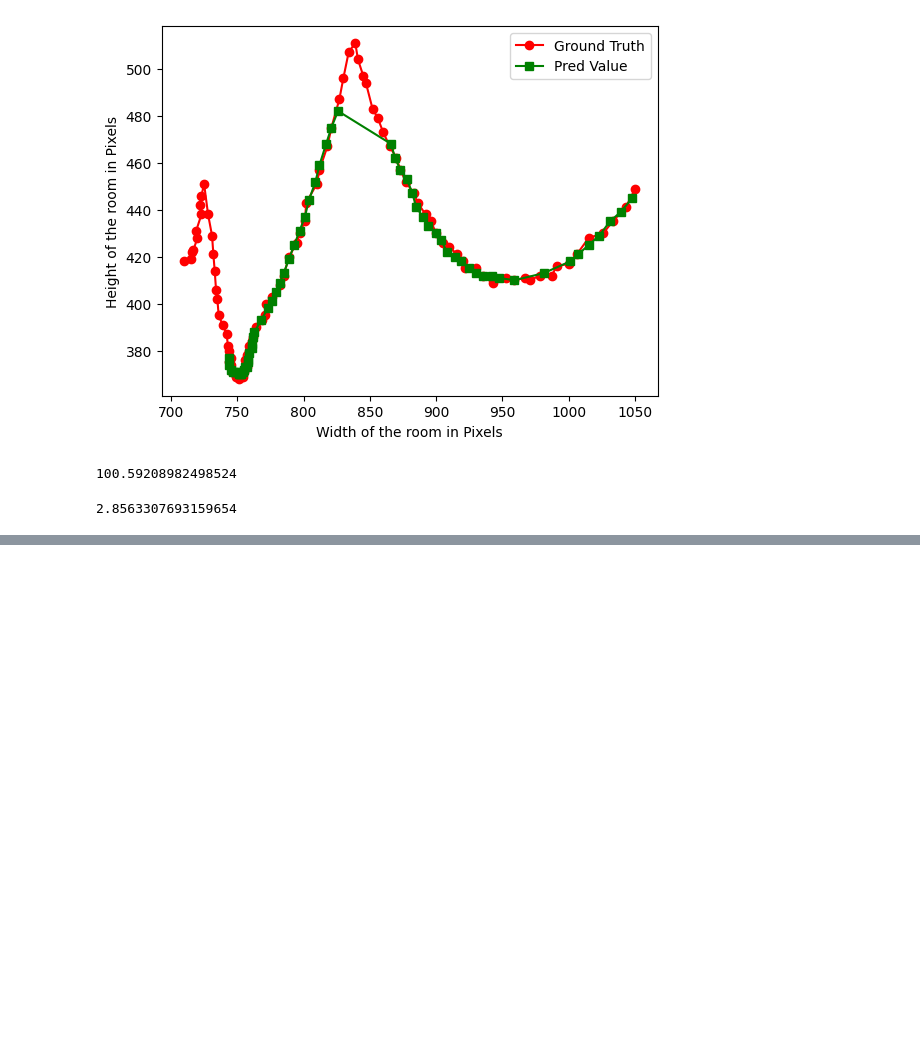
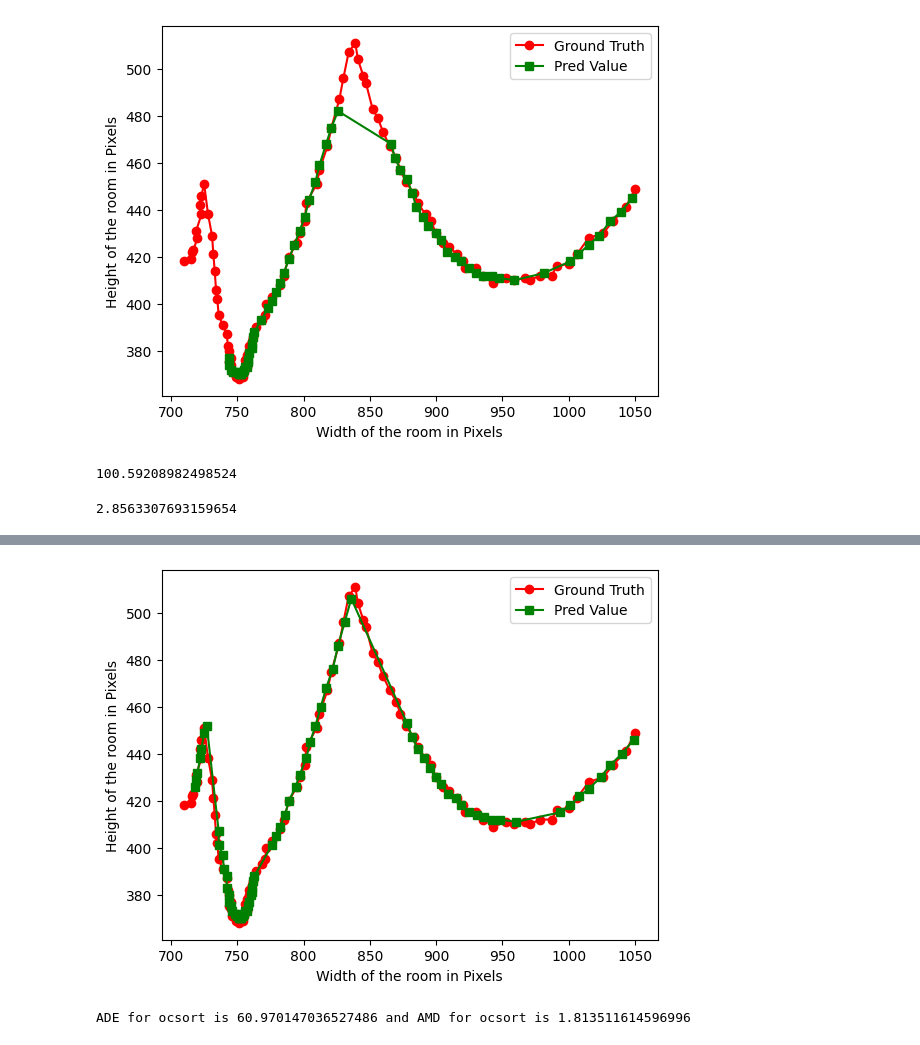
Before and after one commit to Prithviraj97/DisplacementError, a Jupyter notebook: TrackingResults.ipynb, the cells around one changed output, grey strips where cells are left out. Cells and saved outputs as stored; diff of their text form; code cells hidden in the pictures; blank space fills up the shorter version.

```diff
--- a/TrackingResults.ipynb
+++ b/TrackingResults.ipynb
@@ -152,0 +159,3 @@ print(error)
+# %%
+df4 = pd.read_csv("img1248\TestVid2_ocsort.csv")
+df4
@@ -152,0 +176,25 @@ print(error)
+# %%
+x4 = df4['xmin']
+y4 = df4['ymin']
+count = 0
+for i in range(len(x1)):
+    predicted_coordinates3 = list(zip(x4,y4))
+    ground_coordinates = list(zip(x1,y1))
+    count += 1
+# %%
+#plot the df4 coordinates along with the ground truth coordinates
+from matplotlib import markers
+plt.plot(x1, y1, marker='o', color='red', label='Ground Truth')
+plt.plot(x4, y4, marker='s', color='green', label='Pred Value')
+plt.xlabel('Width of the room in Pixels')
+plt.ylabel('Height of the room in Pixels')
+plt.legend()
+plt.show()
+# %% [output]
+[figure, added]
+# %%
+error4 = avg_displacement_error(predicted_coordinates3, ground_coordinates)
+error5 = avg_mahalanobis_distance(predicted_coordinates3, ground_coordinates)
+print('ADE for ocsort is:', error4, 'and AMD for ocsort is:', error5)
+# %% [output]
+ADE for ocsort is 60.970147036527486 and AMD for ocsort is 1.813511614596996
```
Also changed, not shown: parts of 13 cells of this notebook.
